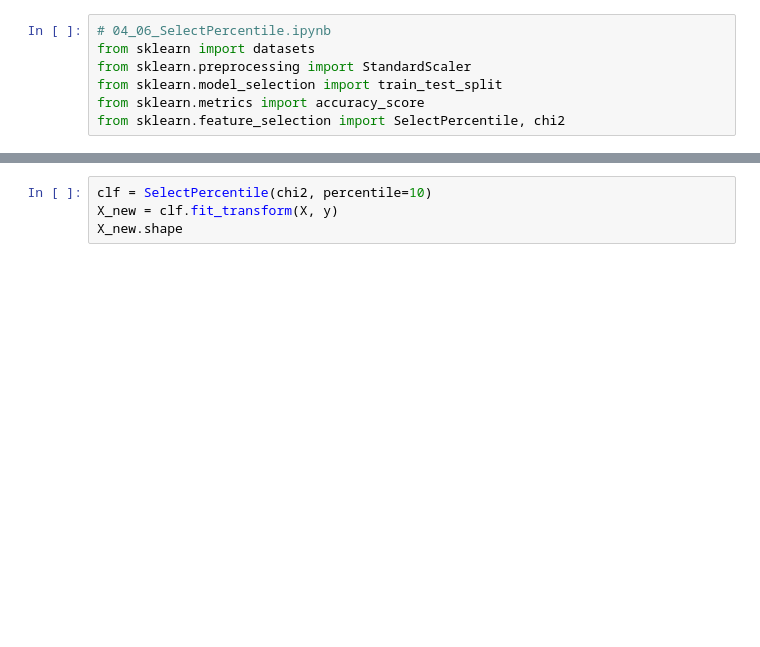
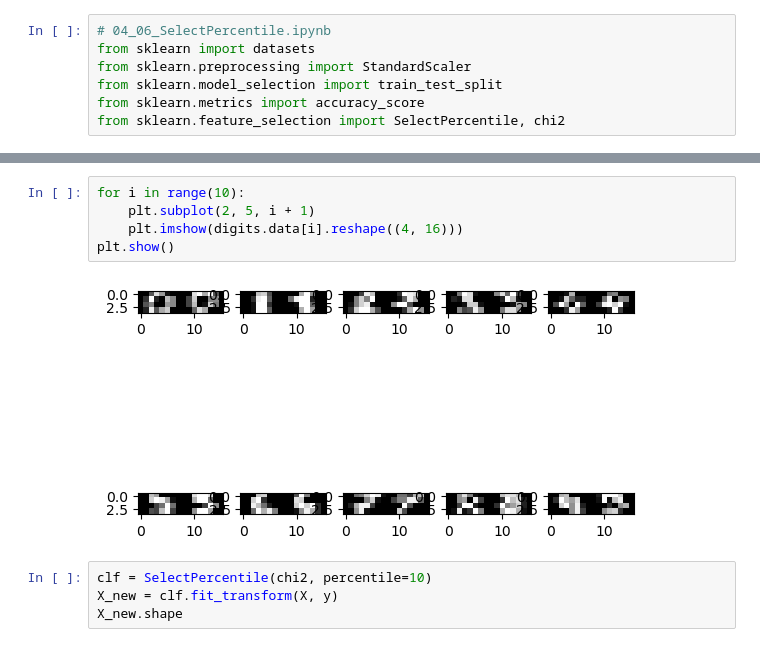
Before and after one commit to earvinlin/BOOK_ScikitLearn, a Jupyter notebook: sample_codes/00_testScikit-learn.ipynb, the cells around one changed output, grey strips where cells are left out. Saved outputs shown, nothing was run; the diff lists cells and outputs as text; blank space fills up the shorter version.

```diff
--- a/sample_codes/00_testScikit-learn.ipynb
+++ b/sample_codes/00_testScikit-learn.ipynb
@@ -451,3 +474,10 @@ X.shape
+# %%
+for i in range(10):
+    plt.subplot(2, 5, i + 1)
+    plt.imshow(digits.data[i].reshape((4, 16)))
+plt.show()
+# %% [output]
+[figure, added]
 # %%
 clf = SelectPercentile(chi2, percentile=10)
 X_new = clf.fit_transform(X, y)
```
Also changed, not shown: parts of 6 cells of this notebook.
